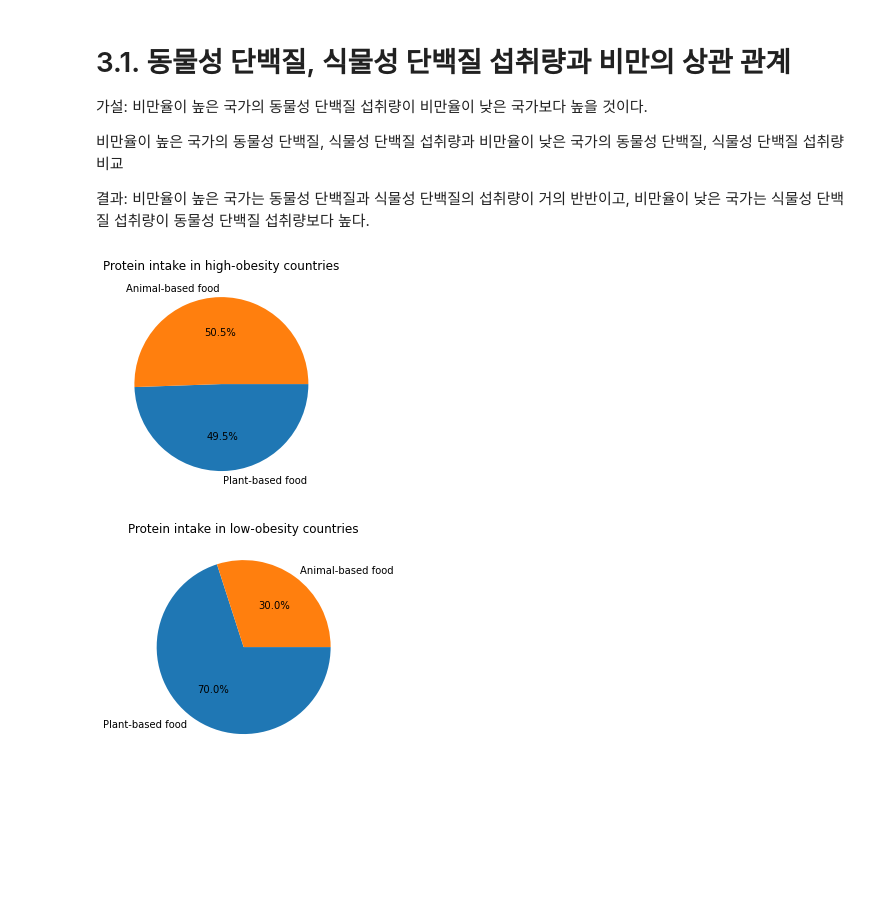
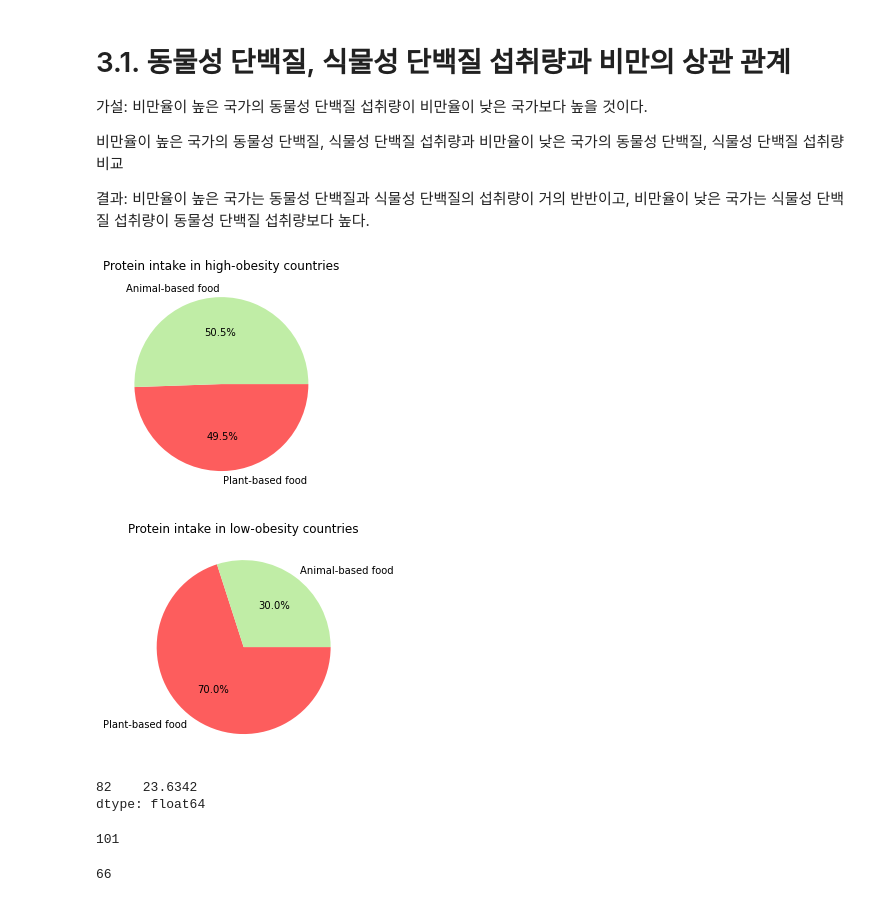
Before and after one commit to seogudwns/BlancEat, a Jupyter notebook: data/Code(jupyter_notebook)/jy/covid19_healthy_diet.ipynb, the cells around one changed output. Drawn from its saved outputs; the diff is of its cells as text; code cells hidden in the pictures; blank space fills up the shorter version.

```diff
--- a/data/Code(jupyter_notebook)/jy/covid19_healthy_diet.ipynb
+++ b/data/Code(jupyter_notebook)/jy/covid19_healthy_diet.ipynb
@@ -44,7 +44,7 @@ import matplotlib.pyplot as plt
 # %% [markdown]
 # 2. 데이터 살펴보기
 # %%
-path = '../../Kaggle_DB/COVID 19 healthy diet/'
+path = './archive/'
 
 food = pd.read_csv(path+'Food_Supply_Kcal_Data.csv')
 fat = pd.read_csv(path+'Fat_Supply_Quantity_Data.csv')
@@ -308,20 +308,38 @@ p_low_vegetal = protein_low_obesity[vegetal_features].sum(axis=1).mean()
 # %%
 ratio = [p_high_vegetal, p_high_animal]
 labels = ['Plant-based food', 'Animal-based food']
 
-plt.pie(ratio, labels=labels, autopct='%.1f%%', counterclock=False)
+plt.pie(ratio, labels=labels, autopct='%.1f%%', counterclock=False, colors = ['#FD5D5D', '#C0EDA6'])
 plt.title("Protein intake in high-obesity countries")
 
-plt.savefig("high-obesity_protein.png")
+plt.savefig("high-obesity_protein.png", dpi=100)
 # %% [output]
-[figure, old version]
+[figure, new version]
 # %%
 ratio = [p_low_vegetal, p_low_animal]
 labels = ['Plant-based food', 'Animal-based food']
 
-plt.pie(ratio, labels=labels, autopct='%.1f%%', counterclock=False)
+plt.pie(ratio, labels=labels, autopct='%.1f%%', counterclock=False, colors = ['#FD5D5D', '#C0EDA6'])
 plt.title("Protein intake in low-obesity countries")
 
-plt.savefig("low-obesity_protein.png")
+plt.savefig("low-obesity_protein.png", dpi=100)
 # %% [output]
-[figure, old version]
+[figure, new version]
+# %%
+korea = protein[protein["Country"] == "Korea, South"]
+
+korea_animal = korea[animal_features].sum(axis=1)
+korea_vegetal = korea[vegetal_features].sum(axis=1)
+
+korea_vegetal
+# %% [output]
+82    23.6342
+dtype: float64
+# %%
+len(high_obesity)
+# %% [output]
+101
+# %%
+len(low_obesity)
+# %% [output]
+66
```
Also changed, not shown: parts of 6 cells of this notebook.
